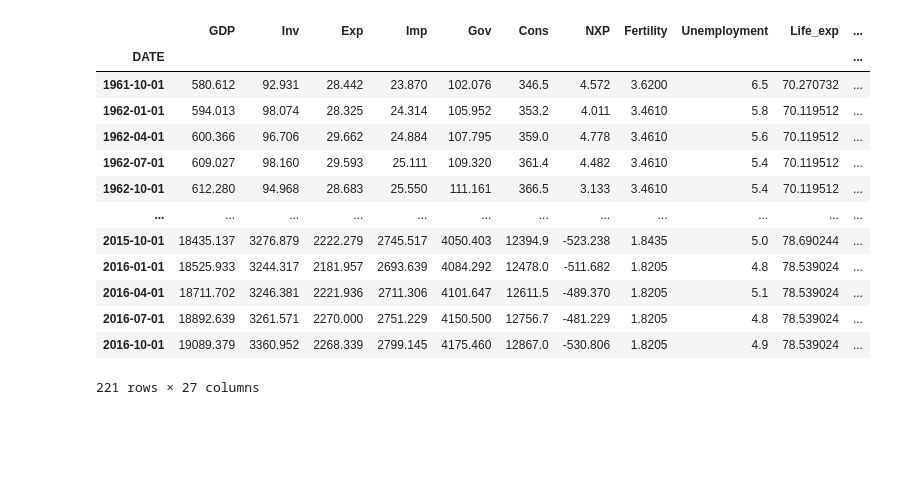
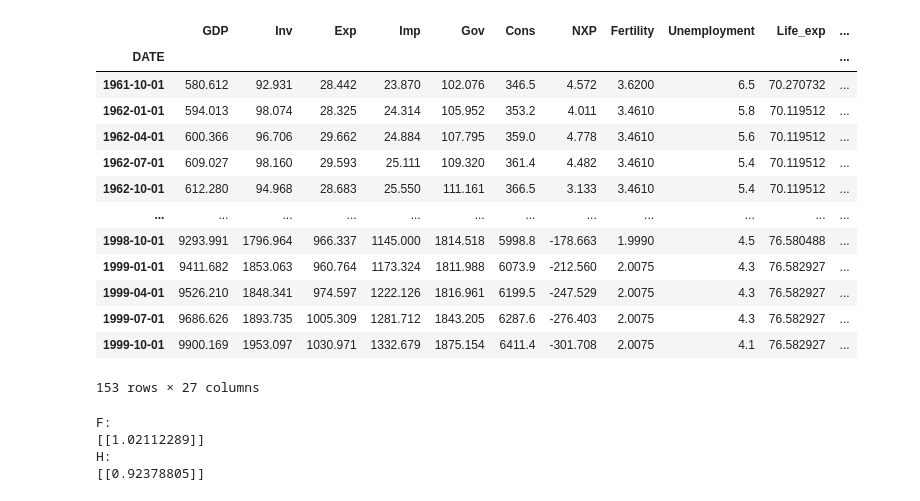
Before and after one commit to addmelo/ACME, a Jupyter notebook: KalmanTraining.ipynb, the cells around one changed output. Saved outputs shown, nothing was run; the diff lists cells and outputs as text; code cells hidden in the pictures; blank space fills up the shorter version.

```diff
--- a/KalmanTraining.ipynb
+++ b/KalmanTraining.ipynb
@@ -9,32 +9,35 @@ import scipy.linalg as la
 # %%
 # Data cleaning
 df = pd.read_csv("Cleaned Datasets/US_Full_Quarterly.csv")
 df["Log GDP"] = np.log(df["GDP"])
 df['Diff Log GDP'] = df['Log GDP'] - df['Log GDP'].shift(1)
 df["Log Inv"] = np.log(df["Inv"])
 df["Diff Log Inv"] = df["Log Inv"] - df["Log Inv"].shift(1)
 df["Log Dependency"] = np.log(df["Dependency"])
 for i in range(1,4):
     df["Log Dependency"]+= np.log(df["Dependency"].shift(i))
 df["Log Dependency"] /= 4
 
 df["Diff Log Dependency"] = df["Log Dependency"] - df["Log Dependency"].shift(4)
 df.set_index("DATE", drop=True, inplace=True)
 df.dropna(inplace=True)
-df = df[df.index <= "2017"]
-df
+
+# Split the data into train and test
+train = df[df.index <= "2000"]
+test = df[df.index > "2000"]
+train
 # %% [output]
 |  | GDP | Inv | Exp | Imp | Gov | Cons | NXP | Fertility | Unemployment | Life_exp | ... |
 | DATE |  |  |  |  |  |  |  |  |  |  | ... |
 | 1961-10-01 | 580.612 | 92.931 | 28.442 | 23.870 | 102.076 | 346.5 | 4.572 | 3.6200 | 6.5 | 70.270732 | ... |
 | 1962-01-01 | 594.013 | 98.074 | 28.325 | 24.314 | 105.952 | 353.2 | 4.011 | 3.4610 | 5.8 | 70.119512 | ... |
 | 1962-04-01 | 600.366 | 96.706 | 29.662 | 24.884 | 107.795 | 359.0 | 4.778 | 3.4610 | 5.6 | 70.119512 | ... |
 | 1962-07-01 | 609.027 | 98.160 | 29.593 | 25.111 | 109.320 | 361.4 | 4.482 | 3.4610 | 5.4 | 70.119512 | ... |
 | 1962-10-01 | 612.280 | 94.968 | 28.683 | 25.550 | 111.161 | 366.5 | 3.133 | 3.4610 | 5.4 | 70.119512 | ... |
 | ... | ... | ... | ... | ... | ... | ... | ... | ... | ... | ... | ... |
-| 2015-10-01 | 18435.137 | 3276.879 | 2222.279 | 2745.517 | 4050.403 | 12394.9 | -523.238 | 1.8435 | 5.0 | 78.690244 | ... |
-| 2016-01-01 | 18525.933 | 3244.317 | 2181.957 | 2693.639 | 4084.292 | 12478.0 | -511.682 | 1.8205 | 4.8 | 78.539024 | ... |
-| 2016-04-01 | 18711.702 | 3246.381 | 2221.936 | 2711.306 | 4101.647 | 12611.5 | -489.370 | 1.8205 | 5.1 | 78.539024 | ... |
-| 2016-07-01 | 18892.639 | 3261.571 | 2270.000 | 2751.229 | 4150.500 | 12756.7 | -481.229 | 1.8205 | 4.8 | 78.539024 | ... |
-| 2016-10-01 | 19089.379 | 3360.952 | 2268.339 | 2799.145 | 4175.460 | 12867.0 | -530.806 | 1.8205 | 4.9 | 78.539024 | ... |
+| 1998-10-01 | 9293.991 | 1796.964 | 966.337 | 1145.000 | 1814.518 | 5998.8 | -178.663 | 1.9990 | 4.5 | 76.580488 | ... |
+| 1999-01-01 | 9411.682 | 1853.063 | 960.764 | 1173.324 | 1811.988 | 6073.9 | -212.560 | 2.0075 | 4.3 | 76.582927 | ... |
+| 1999-04-01 | 9526.210 | 1848.341 | 974.597 | 1222.126 | 1816.961 | 6199.5 | -247.529 | 2.0075 | 4.3 | 76.582927 | ... |
+| 1999-07-01 | 9686.626 | 1893.735 | 1005.309 | 1281.712 | 1843.205 | 6287.6 | -276.403 | 2.0075 | 4.3 | 76.582927 | ... |
+| 1999-10-01 | 9900.169 | 1953.097 | 1030.971 | 1332.679 | 1875.154 | 6411.4 | -301.708 | 2.0075 | 4.1 | 76.582927 | ... |
-221 rows × 27 columns
+153 rows × 27 columns
@@ -104,3 +78,29 @@ u = X[dimF+dimH+dimQ+dimR+dim_x+dimP:]
+# %%
+d = 1
+# Initialize Parameters. The initialization of F and H are really sensitive to initial conditions.
+#F = np.random.normal(size=(d,d)).ravel()
+#H = np.random.normal(size=(d,d)).ravel()
+# It is reasonable to initialize F and H both to 1
+F = np.array([1])
+H = np.array([1])
+X = np.hstack((F, H))
+
+# Minimize and unpack values
+X = minimize(Likelihood, X, method="bfgs", tol=1e-8).x
+dim_x = d
+dim_z = d
+
+dimF = dim_x**2
+dimH = dim_x * dim_z
+
+F, H = X[:dimF].reshape(dim_x, dim_x), X[dimF:].reshape(dim_x, dim_z)
+print(f"F:\n{F}")
+print(f"H:\n{H}")
+# %% [output]
+F:
+[[1.02112289]]
+H:
+[[0.92378805]]
 # %%
 def filter(f,zs):
     n = np.size(zs,0)
```
Also changed, not shown: parts of 4 cells of this notebook.
